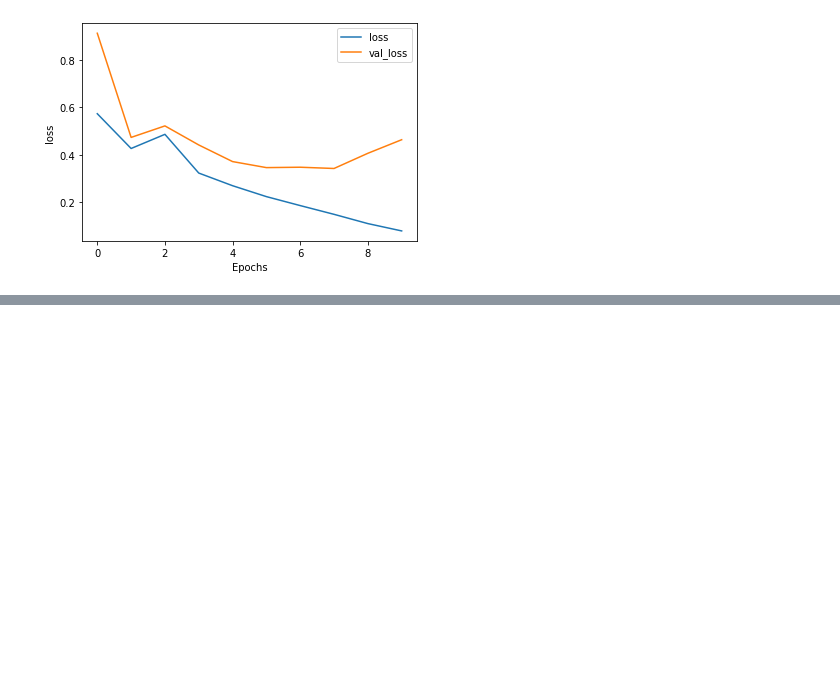
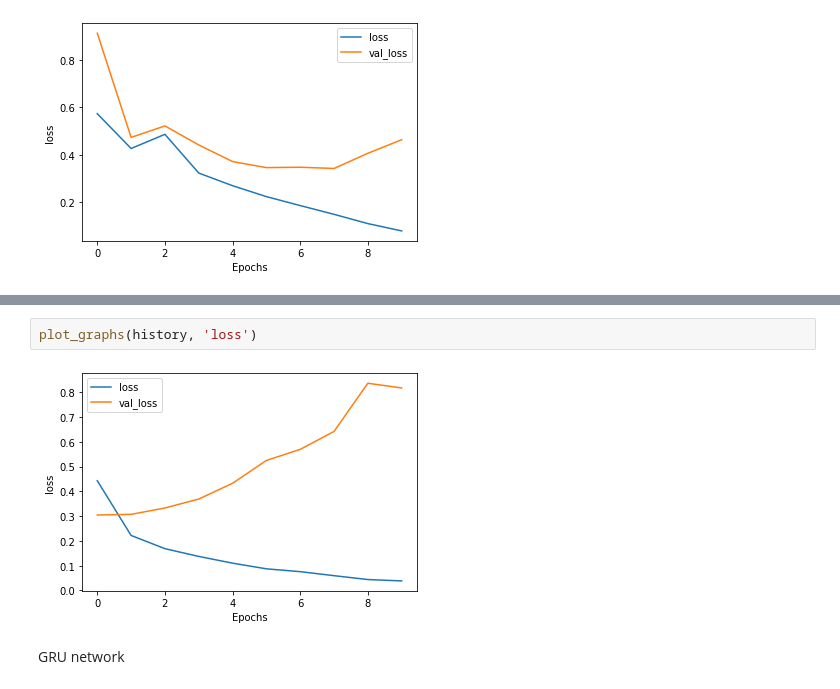
Before and after one commit to StanleyLiangYork/NLP_deepLearning, a Jupyter notebook: text_classification.ipynb, the cells around one changed output, grey strips where cells are left out. Cells and saved outputs as stored; diff of their text form; blank space fills up the shorter version.

```diff
--- a/text_classification.ipynb
+++ b/text_classification.ipynb
@@ -913,0 +1120,6 @@ plot_graphs(history, 'loss')
+# %%
+plot_graphs(history, 'loss')
+# %% [output]
+[figure, added]
+# %% [markdown]
+GRU network
```
Also changed, not shown: parts of 39 cells of this notebook.
